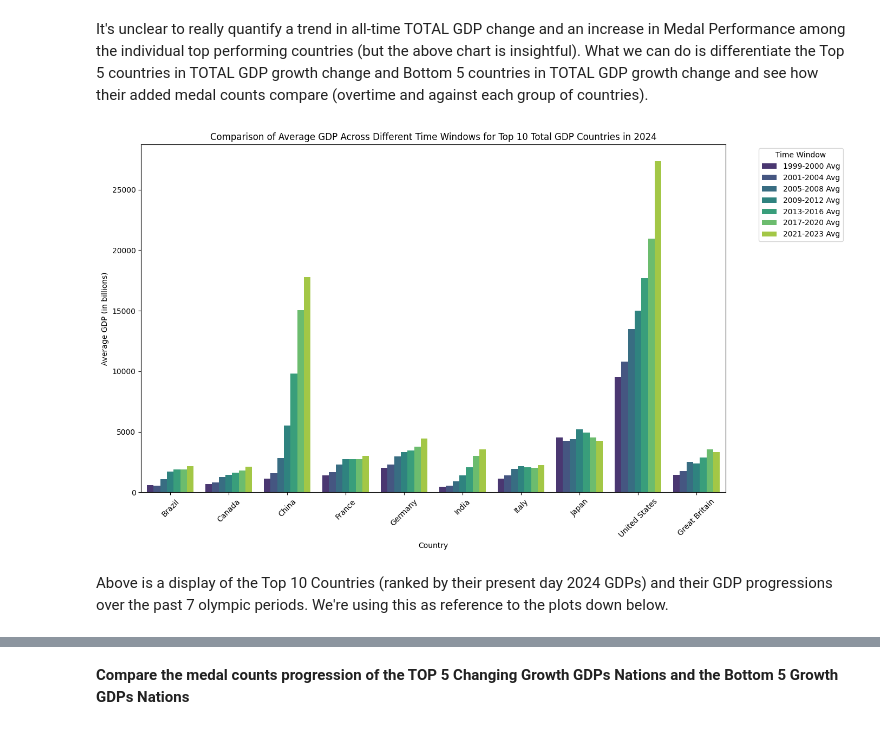
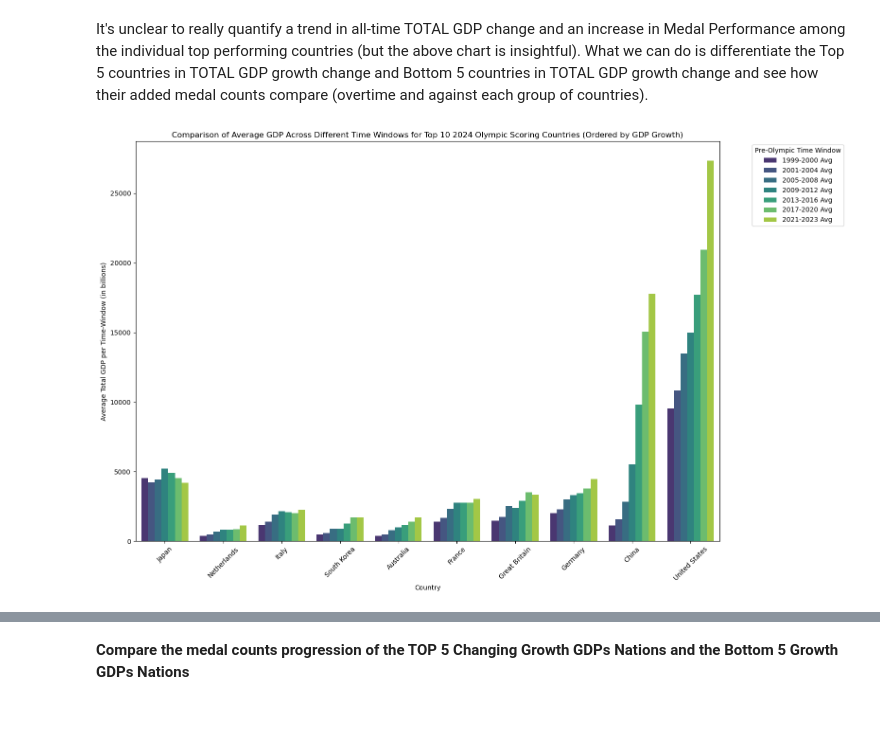
Before and after one commit to levsah/Olympinomics, a Jupyter notebook: FinalProject_Group103-FA24.ipynb, the cells around one changed output, grey strips where cells are left out. Cells and saved outputs as stored; diff of their text form; code cells hidden in the pictures.

Commit message:
Added explanations for modeling and Charting

```diff
--- a/FinalProject_Group103-FA24.ipynb
+++ b/FinalProject_Group103-FA24.ipynb
@@ -1137,26 +1149,20 @@ NameError: name 'gdp_change_countries' is not defined
 # %% [markdown]
 It's unclear to really quantify a trend in all-time TOTAL GDP change and an increase in Medal Performance among the individual top performing countries (but the above chart is insightful). What we can do is differentiate the Top 5 countries in TOTAL GDP growth change and Bottom 5 countries in TOTAL GDP growth change and see how their added medal counts compare (overtime and against each group of countries).
 # %%
-# Plotting the top 10 countries with the highest average GDP in the latest window (2017-2020)
-gdp_olympics_avg_sorted = gdp_olympic_avg.sort_values(by='2021-2023 Avg', ascending=False).dropna(subset=['2021-2023 Avg'])
-selected_countries = gdp_olympics_avg_sorted['Country'].head(10)
 
-# Filtering the data for the selected countries
-gdp_selected_countries = gdp_olympic_avg[gdp_olympic_avg['Country'].isin(selected_countries)]
+gdp_growth_sorted = totalgdp_change_ranked[totalgdp_change_ranked["Country"].isin(top_10_medalists)].sort_values(by="GDP_Change")
+top_10_gdp_sorted = gdp_olympic_avg.merge(gdp_growth_sorted[["Country"]], on="Country").set_index("Country").loc[gdp_growth_sorted["Country"]].reset_index()
+top_10_gdp_sorted_melted = pd.melt(top_10_gdp_sorted, id_vars="Country", var_name="Time Window", value_name="Average GDP")
 
-# Plotting a grouped bar chart to compare GDP across different time windows for selected countries
-gdp_selected_melted = pd.melt(gdp_selected_countries, id_vars='Country', var_name='Time Window', value_name='Average GDP')
-
-plt.figure(figsize=(14, 8))
-sns.barplot(data=gdp_selected_melted, x='Country', y='Average GDP', hue='Time Window', palette='viridis')
-plt.title('Comparison of Average GDP Across Different Time Windows for Top 10 Total GDP Countries in 2024')
-plt.xlabel('Country')
-plt.ylabel('Average GDP (in billions)')
+# Plotting a grouped bar chart to compare GDP across different time windows for the top 10 Olympic countries (ordered by GDP growth)
+plt.figure(figsize=(16, 10))
+sns.barplot(data=top_10_gdp_sorted_melted, x="Country", y="Average GDP", hue="Time Window", palette="viridis")
+plt.title("Comparison of Average GDP Across Different Time Windows for Top 10 2024 Olympic Scoring Countries (Ordered by GDP Growth)")
+plt.xlabel("Country")
+plt.ylabel("Average Total GDP per Time-Window (in billions)")
 plt.xticks(rotation=45)
-plt.legend(title='Time Window', bbox_to_anchor=(1.05, 1), loc='upper left')
+plt.legend(title="Pre-Olympic Time Window", bbox_to_anchor=(1.05, 1), loc="upper left")
 plt.tight_layout()
 plt.show()
 # %% [output]
-[figure, old version]
+[figure, new version]
-# %% [markdown]
-Above is a display of the Top 10 Countries (ranked by their present day 2024 GDPs) and their GDP progressions over the past 7 olympic periods. We're using this as reference to the plots down below.
```
Also changed, not shown: parts of 32 cells of this notebook, 1 other file.
